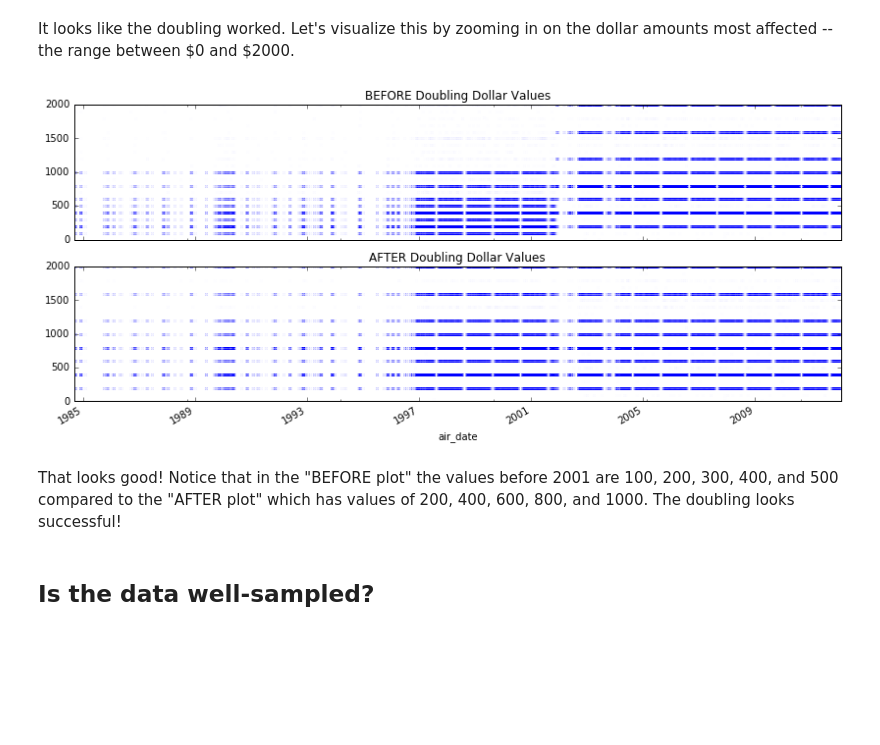
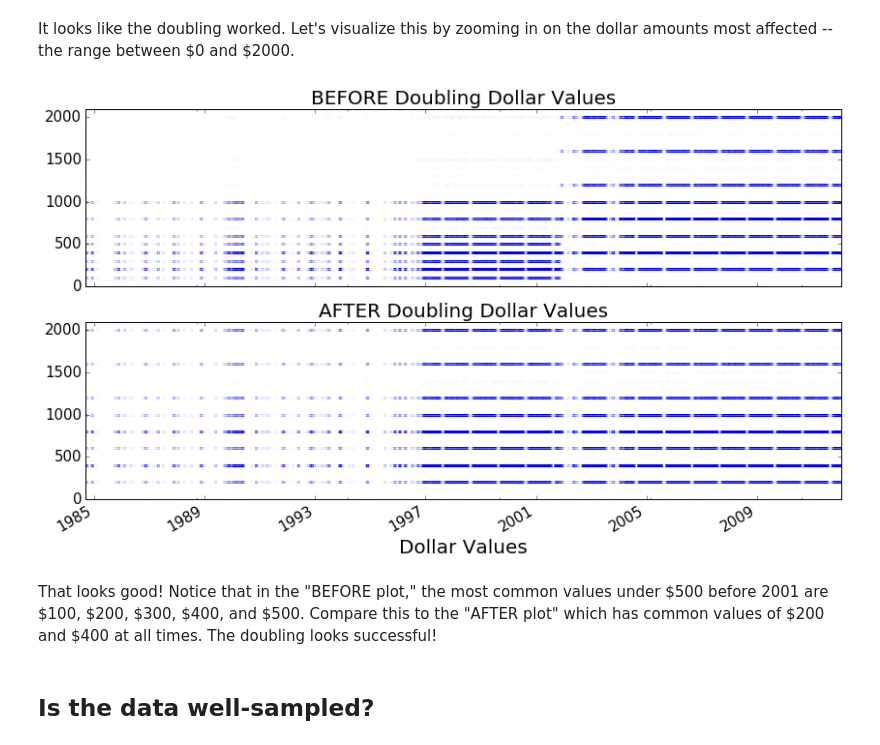
Before and after one commit to aurban8/aurban8_old.github.io, a Jupyter notebook: content/notebooks/jeopardy_1_intro_clean_data.ipynb, the cells around one changed output. Drawn from its saved outputs; the diff is of its cells as text; code cells hidden in the pictures; blank space fills up the shorter version.

```diff
--- a/content/notebooks/jeopardy_1_intro_clean_data.ipynb
+++ b/content/notebooks/jeopardy_1_intro_clean_data.ipynb
@@ -321,21 +346,24 @@ df[df['air_date']<"2001-11-26"].head()
 # %% [markdown]
 It looks like the doubling worked. Let's visualize this by zooming in on the dollar amounts most affected -- the range between \$0 and \$2000.
 # %%
-import matplotlib.pyplot as plt
-fig, ax = plt.subplots(2,1,figsize=(14,6),sharex=True)
-df.plot(x='air_date', y='value_original',  style = '.', alpha = 0.005,legend = False,ax=ax[0]);
-df.plot(x='air_date', y='value', style = '.', alpha = 0.005, legend = False, ax=ax[1]);
+fig, ax = plt.subplots(2,1,figsize=(14,8),sharex=True)
+df.plot(x='air_date', y='value_original',  style = '.', alpha = 0.005,
+        legend = False,ax=ax[0], fontsize = 15);
+df.plot(x='air_date', y='value', style = '.', alpha = 0.005,
+        legend = False, ax=ax[1], fontsize = 15);
 
 ymin = 0.0
-ymax = 2000.0
-ax[0].set_title('BEFORE Doubling Dollar Values');
+ymax = 2100.0
+ax[0].set_title('BEFORE Doubling Dollar Values',fontsize = 20);
 ax[0].set_ylim(ymin,ymax);
-ax[1].set_title('AFTER Doubling Dollar Values');
-ax[1].set_ylim(ymin,ymax);
+ax[1].set_title('AFTER Doubling Dollar Values',fontsize = 20);
+ax[1].set_ylim(ymin,ymax)
+plt.xlabel("Air Date",fontsize = 20);
+plt.xlabel("Dollar Values",fontsize = 20);
 # %% [output]
-[figure, old version]
+[figure, new version]
 # %% [markdown]
-That looks good! Notice that in the "BEFORE plot" the values before 2001 are 100, 200, 300, 400, and 500 compared to the "AFTER plot" which has values of 200, 400, 600, 800, and 1000. The doubling looks successful!
+That looks good! Notice that in the "BEFORE plot," the most common values under \$500 before 2001 are \$100, \$200, \$300, \$400, and \$500. Compare this to the "AFTER plot" which has common values of \$200 and \$400 at all times. The doubling looks successful!
 # %% [markdown]
 ## Is the data well-sampled?
 # %% [markdown]
```
Also changed, not shown: parts of 16 cells of this notebook, 35 other files.
